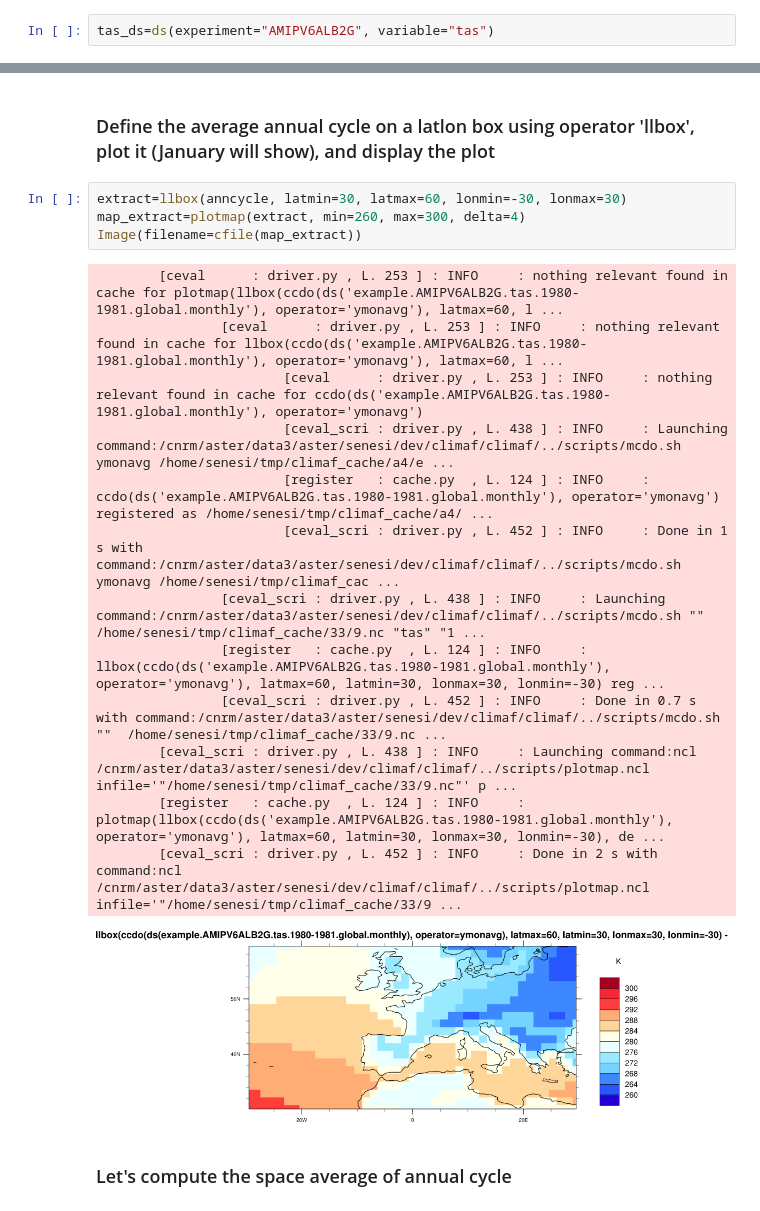
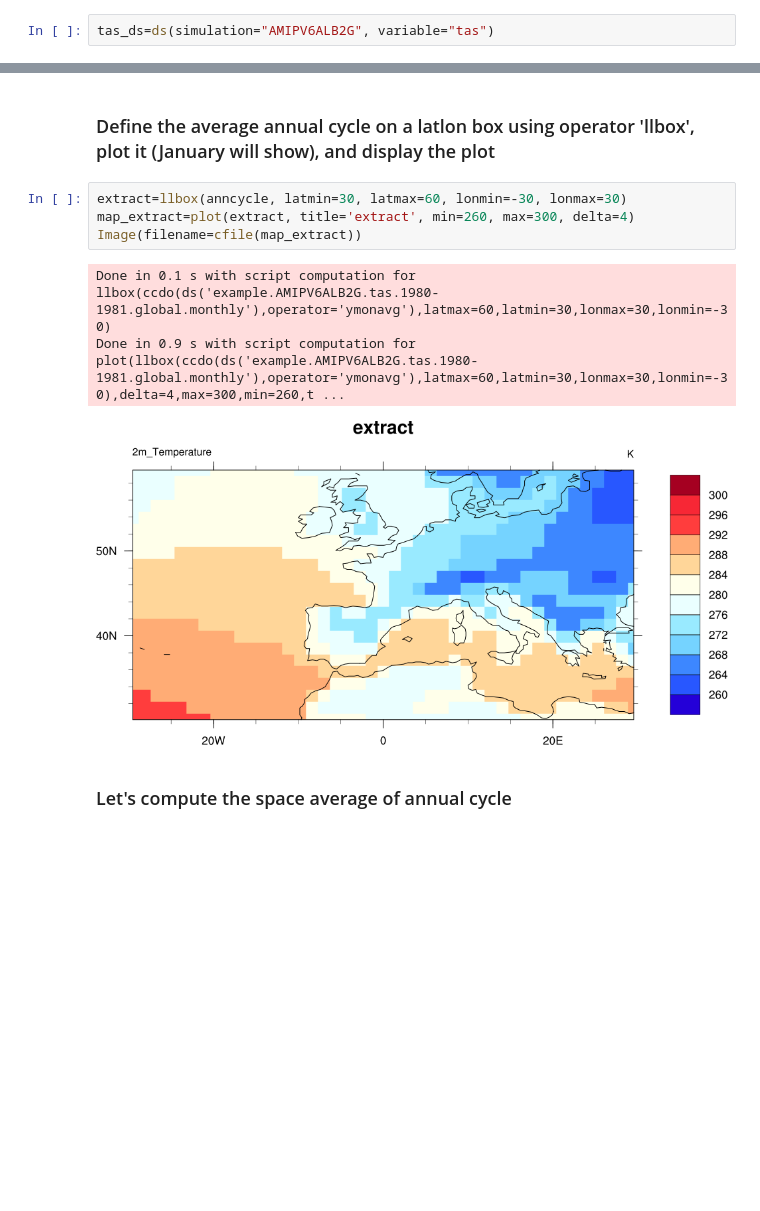
Before and after one commit to rigoudyg/climaf, a Jupyter notebook: examples/ATourOfCliMAF.ipynb, the cells around one changed output, grey strips where cells are left out. Drawn from its saved outputs; the diff is of its cells as text; blank space fills up the shorter version.

```diff
--- a/examples/ATourOfCliMAF.ipynb
+++ b/examples/ATourOfCliMAF.ipynb
@@ -36,5 +60,5 @@ cdef("period","1980-1981")
 # %%
-tas_ds=ds(experiment="AMIPV6ALB2G", variable="tas")
+tas_ds=ds(simulation="AMIPV6ALB2G", variable="tas")
 # %% [markdown]
 ### You can also define a dataset restricted to a latlon box
 # %%
@@ -315,22 +305,12 @@ ncview(ccdo(ds('example.AMIPV6ALB2G.tas.1980-1981.global.monthly'), operator='ym
 ### Define the average annual cycle on a latlon box using operator 'llbox', plot it (January will show), and display the plot
 # %%
 extract=llbox(anncycle, latmin=30, latmax=60, lonmin=-30, lonmax=30)
-map_extract=plotmap(extract, min=260, max=300, delta=4)
+map_extract=plot(extract, title='extract', min=260, max=300, delta=4)
 Image(filename=cfile(map_extract))
 # %% [output]
-        [ceval      : driver.py , L. 253 ] : INFO     : nothing relevant found in cache for plotmap(llbox(ccdo(ds('example.AMIPV6ALB2G.tas.1980-1981.global.monthly'), operator='ymonavg'), latmax=60, l ...
-                [ceval      : driver.py , L. 253 ] : INFO     : nothing relevant found in cache for llbox(ccdo(ds('example.AMIPV6ALB2G.tas.1980-1981.global.monthly'), operator='ymonavg'), latmax=60, l ...
-                        [ceval      : driver.py , L. 253 ] : INFO     : nothing relevant found in cache for ccdo(ds('example.AMIPV6ALB2G.tas.1980-1981.global.monthly'), operator='ymonavg')
-                        [ceval_scri : driver.py , L. 438 ] : INFO     : Launching command:/cnrm/aster/data3/aster/senesi/dev/climaf/climaf/../scripts/mcdo.sh ymonavg /home/senesi/tmp/climaf_cache/a4/e ...
-                        [register   : cache.py  , L. 124 ] : INFO     : ccdo(ds('example.AMIPV6ALB2G.tas.1980-1981.global.monthly'), operator='ymonavg') registered as /home/senesi/tmp/climaf_cache/a4/ ...
-                        [ceval_scri : driver.py , L. 452 ] : INFO     : Done in 1 s with command:/cnrm/aster/data3/aster/senesi/dev/climaf/climaf/../scripts/mcdo.sh ymonavg /home/senesi/tmp/climaf_cac ...
-                [ceval_scri : driver.py , L. 438 ] : INFO     : Launching command:/cnrm/aster/data3/aster/senesi/dev/climaf/climaf/../scripts/mcdo.sh ""  /home/senesi/tmp/climaf_cache/33/9.nc "tas" "1 ...
-                [register   : cache.py  , L. 124 ] : INFO     : llbox(ccdo(ds('example.AMIPV6ALB2G.tas.1980-1981.global.monthly'), operator='ymonavg'), latmax=60, latmin=30, lonmax=30, lonmin=-30) reg ...
-                [ceval_scri : driver.py , L. 452 ] : INFO     : Done in 0.7 s with command:/cnrm/aster/data3/aster/senesi/dev/climaf/climaf/../scripts/mcdo.sh ""  /home/senesi/tmp/climaf_cache/33/9.nc ...
-        [ceval_scri : driver.py , L. 438 ] : INFO     : Launching command:ncl /cnrm/aster/data3/aster/senesi/dev/climaf/climaf/../scripts/plotmap.ncl infile='"/home/senesi/tmp/climaf_cache/33/9.nc"' p ...
-        [register   : cache.py  , L. 124 ] : INFO     : plotmap(llbox(ccdo(ds('example.AMIPV6ALB2G.tas.1980-1981.global.monthly'), operator='ymonavg'), latmax=60, latmin=30, lonmax=30, lonmin=-30), de ...
-        [ceval_scri : driver.py , L. 452 ] : INFO     : Done in 2 s with command:ncl /cnrm/aster/data3/aster/senesi/dev/climaf/climaf/../scripts/plotmap.ncl infile='"/home/senesi/tmp/climaf_cache/33/9 ...
+Done in 0.1 s with script computation for llbox(ccdo(ds('example.AMIPV6ALB2G.tas.1980-1981.global.monthly'),operator='ymonavg'),latmax=60,latmin=30,lonmax=30,lonmin=-30)
+Done in 0.9 s with script computation for plot(llbox(ccdo(ds('example.AMIPV6ALB2G.tas.1980-1981.global.monthly'),operator='ymonavg'),latmax=60,latmin=30,lonmax=30,lonmin=-30),delta=4,max=300,min=260,t ...
-[figure, old version]
+[figure, new version]
 # %% [markdown]
 ### Let's compute the space average of annual cycle
 # %%
```
Also changed, not shown: parts of 99 cells of this notebook, 2 other files.
